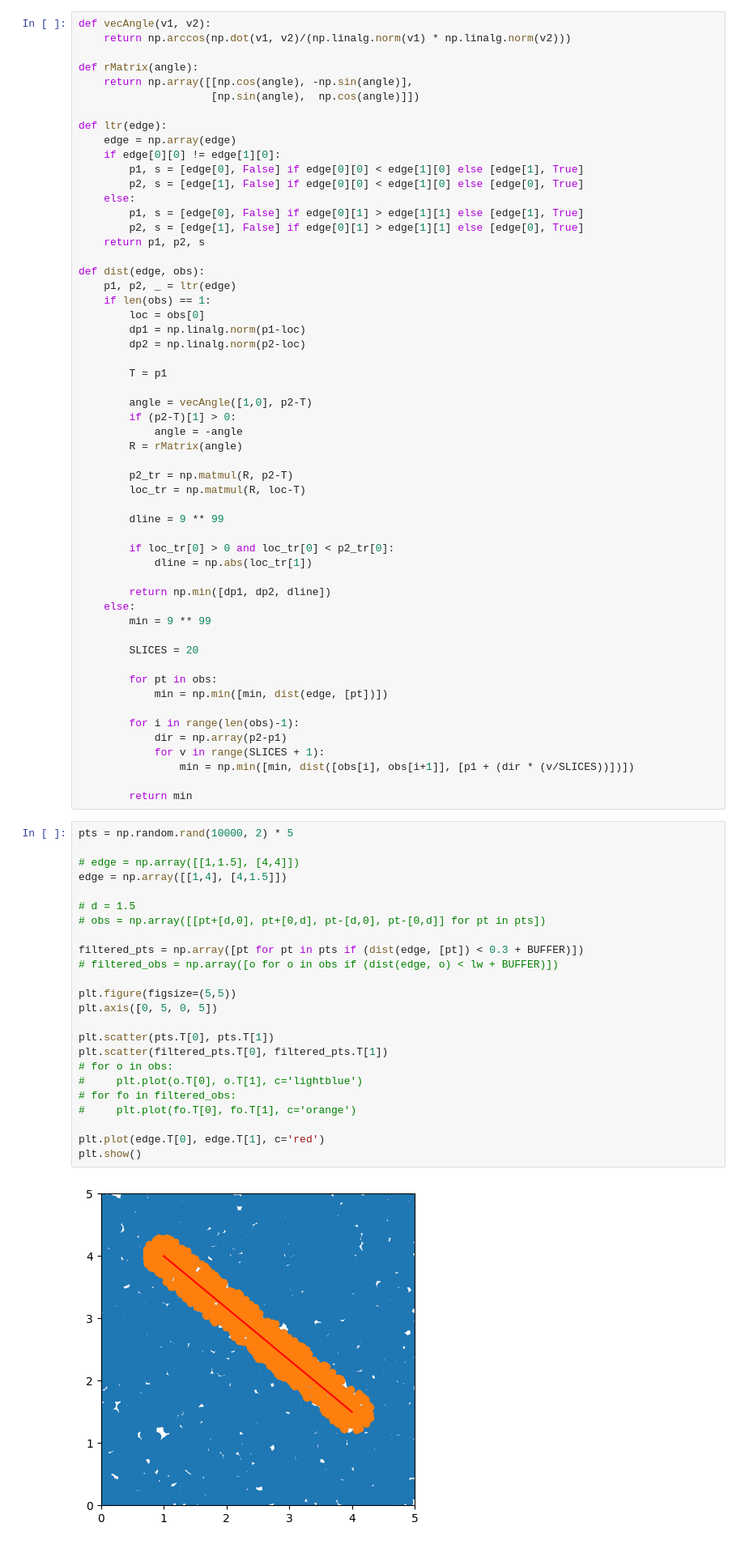
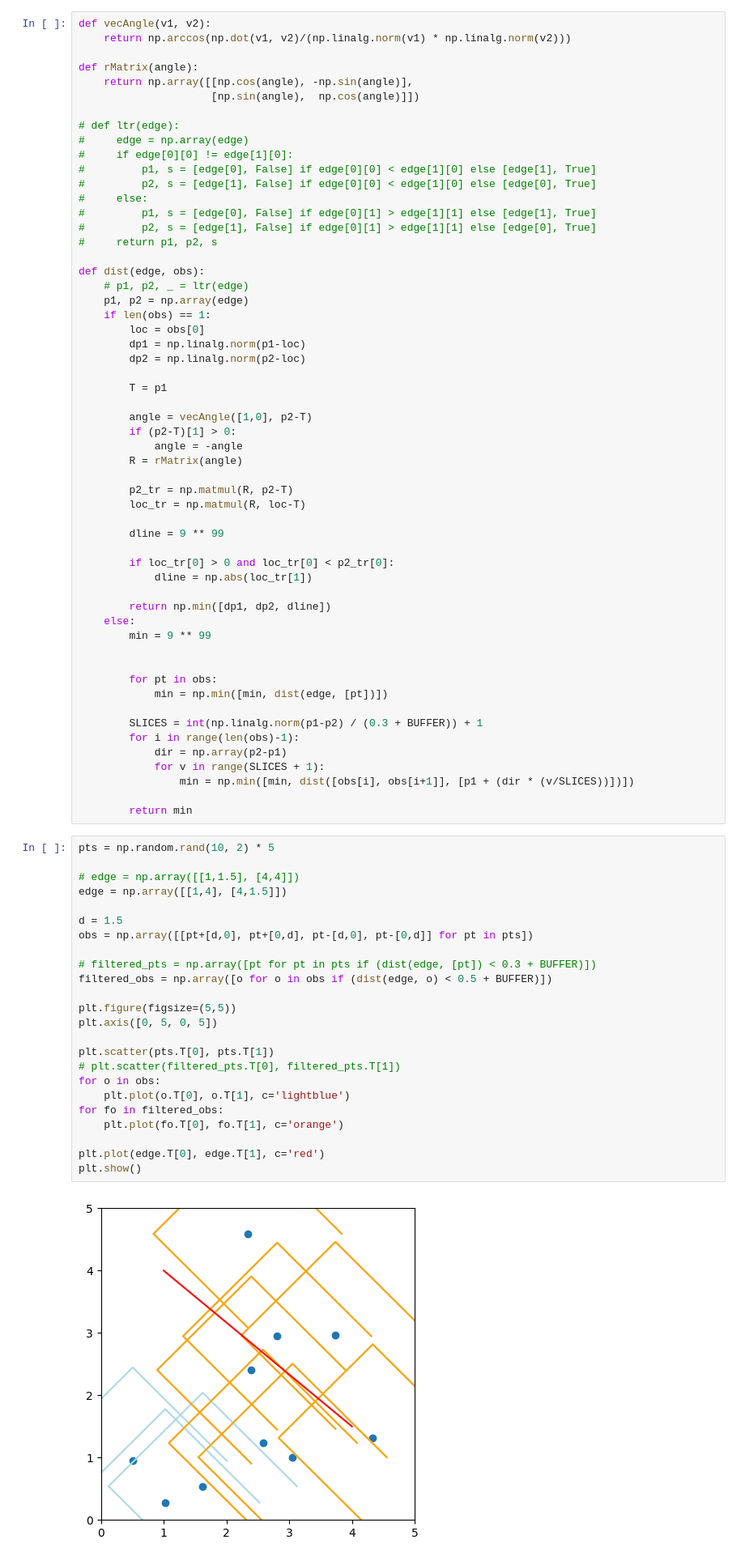
Before and after one commit to gkrastev99/SequenceMaps, a Jupyter notebook: obstacles/bending.ipynb, the cells around one changed output. Shown: that part at 81% size. Drawn from its saved outputs; the diff is of its cells as text.

```diff
--- a/obstacles/bending.ipynb
+++ b/obstacles/bending.ipynb
@@ -26,18 +26,19 @@ def rMatrix(angle):
     return np.array([[np.cos(angle), -np.sin(angle)],
                      [np.sin(angle),  np.cos(angle)]])
 
-def ltr(edge):
-    edge = np.array(edge)
-    if edge[0][0] != edge[1][0]:
-        p1, s = [edge[0], False] if edge[0][0] < edge[1][0] else [edge[1], True]
-        p2, s = [edge[1], False] if edge[0][0] < edge[1][0] else [edge[0], True]
-    else:
-        p1, s = [edge[0], False] if edge[0][1] > edge[1][1] else [edge[1], True]
-        p2, s = [edge[1], False] if edge[0][1] > edge[1][1] else [edge[0], True]
-    return p1, p2, s
+# def ltr(edge):
+#     edge = np.array(edge)
+#     if edge[0][0] != edge[1][0]:
+#         p1, s = [edge[0], False] if edge[0][0] < edge[1][0] else [edge[1], True]
+#         p2, s = [edge[1], False] if edge[0][0] < edge[1][0] else [edge[0], True]
+#     else:
+#         p1, s = [edge[0], False] if edge[0][1] > edge[1][1] else [edge[1], True]
+#         p2, s = [edge[1], False] if edge[0][1] > edge[1][1] else [edge[0], True]
+#     return p1, p2, s
 
 def dist(edge, obs):
-    p1, p2, _ = ltr(edge)
+    # p1, p2, _ = ltr(edge)
+    p1, p2 = np.array(edge)
     if len(obs) == 1:
         loc = obs[0]
         dp1 = np.linalg.norm(p1-loc)
@@ -62,11 +63,11 @@ def dist(edge, obs):
     else:
         min = 9 ** 99
 
-        SLICES = 20
 
         for pt in obs:
             min = np.min([min, dist(edge, [pt])])
 
+        SLICES = int(np.linalg.norm(p1-p2) / (0.3 + BUFFER)) + 1
         for i in range(len(obs)-1):
             dir = np.array(p2-p1)
             for v in range(SLICES + 1):
@@ -74,31 +75,31 @@ def dist(edge, obs):
 
         return min
 # %%
-pts = np.random.rand(10000, 2) * 5
+pts = np.random.rand(10, 2) * 5
 
 # edge = np.array([[1,1.5], [4,4]])
 edge = np.array([[1,4], [4,1.5]])
 
-# d = 1.5
-# obs = np.array([[pt+[d,0], pt+[0,d], pt-[d,0], pt-[0,d]] for pt in pts])
+d = 1.5
+obs = np.array([[pt+[d,0], pt+[0,d], pt-[d,0], pt-[0,d]] for pt in pts])
 
-filtered_pts = np.array([pt for pt in pts if (dist(edge, [pt]) < 0.3 + BUFFER)])
-# filtered_obs = np.array([o for o in obs if (dist(edge, o) < lw + BUFFER)])
+# filtered_pts = np.array([pt for pt in pts if (dist(edge, [pt]) < 0.3 + BUFFER)])
+filtered_obs = np.array([o for o in obs if (dist(edge, o) < 0.5 + BUFFER)])
 
 plt.figure(figsize=(5,5))
 plt.axis([0, 5, 0, 5])
 
 plt.scatter(pts.T[0], pts.T[1])
-plt.scatter(filtered_pts.T[0], filtered_pts.T[1])
-# for o in obs:
-#     plt.plot(o.T[0], o.T[1], c='lightblue')
-# for fo in filtered_obs:
-#     plt.plot(fo.T[0], fo.T[1], c='orange')
+# plt.scatter(filtered_pts.T[0], filtered_pts.T[1])
+for o in obs:
+    plt.plot(o.T[0], o.T[1], c='lightblue')
+for fo in filtered_obs:
+    plt.plot(fo.T[0], fo.T[1], c='orange')
 
 plt.plot(edge.T[0], edge.T[1], c='red')
 plt.show()
 # %% [output]
-[figure, old version]
+[figure, new version]
 # %%
 # gets the bending points
 # midpoints based on the axis aligned bounding box:
```
Also changed, not shown: parts of 4 cells of this notebook, 2 other files.
